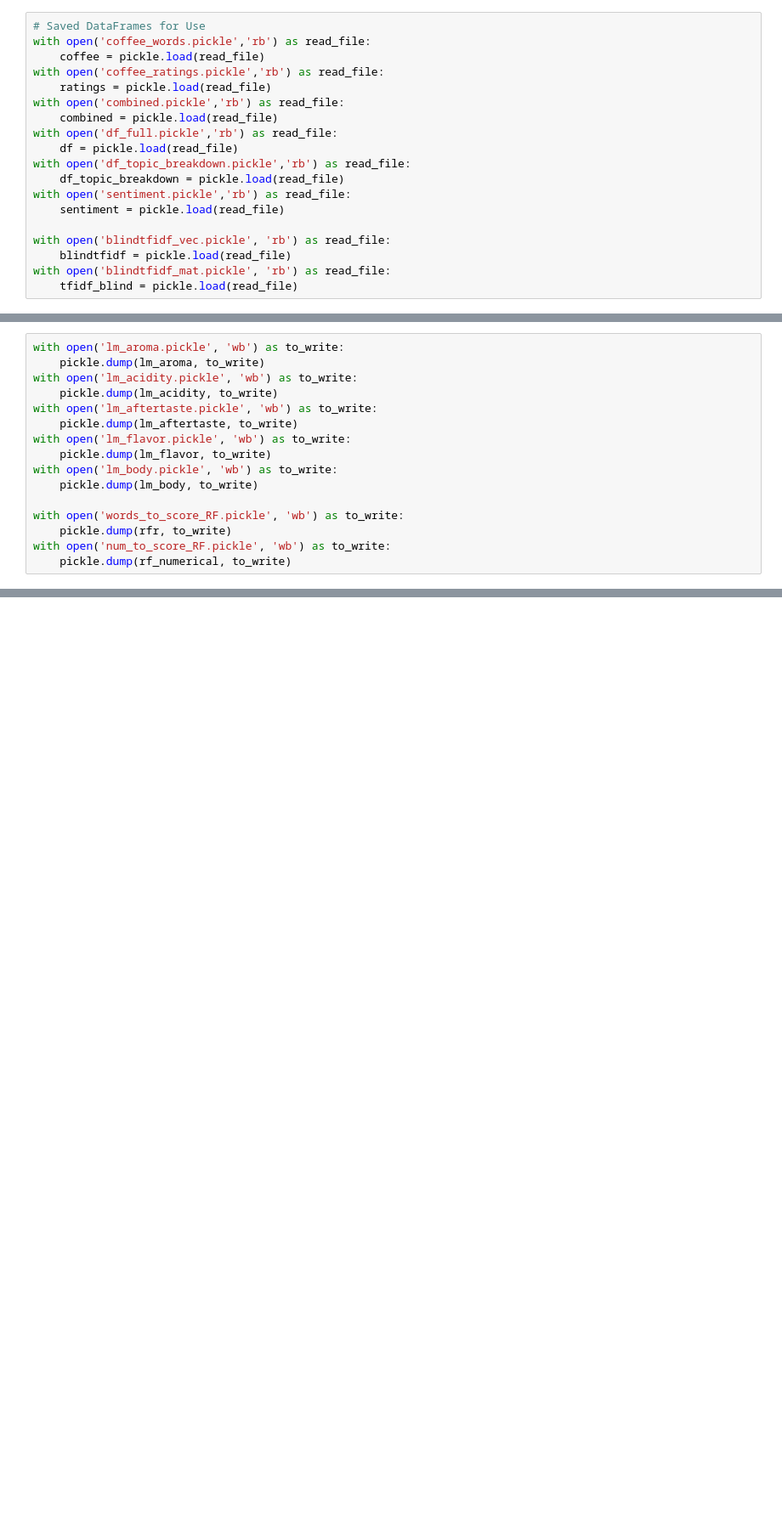
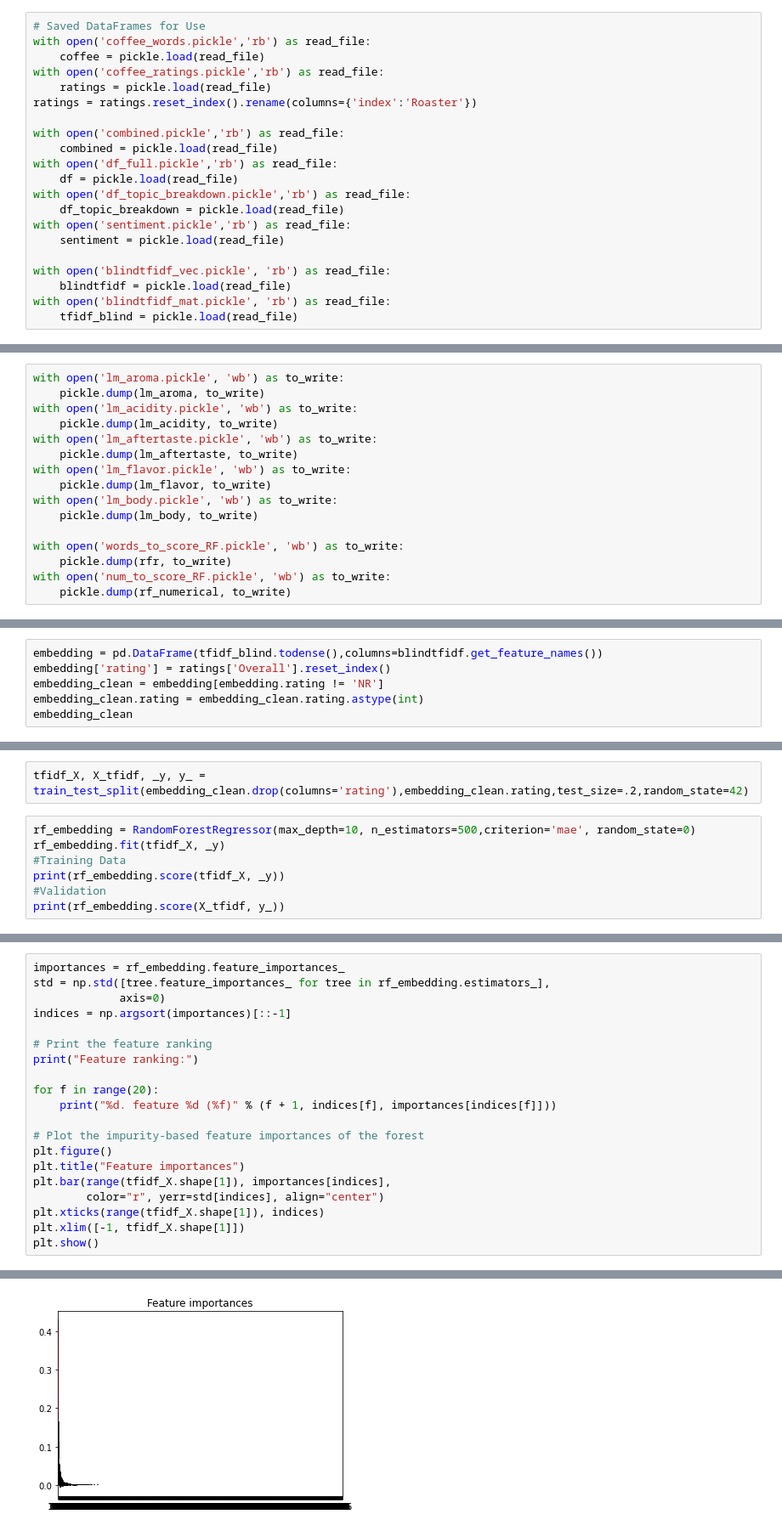
Before and after one commit to ejfeldman7/coffee-reviews-nlp, a Jupyter notebook: Notebooks/coffee_ratings_models.ipynb, the cells around one changed output, grey strips where cells are left out. Shown at 85% size. Drawn from its saved outputs; the diff is of its cells as text; blank space fills up the shorter version.

```diff
--- a/Notebooks/coffee_ratings_models.ipynb
+++ b/Notebooks/coffee_ratings_models.ipynb
@@ -25,6 +25,8 @@ with open('coffee_words.pickle','rb') as read_file:
     coffee = pickle.load(read_file)
 with open('coffee_ratings.pickle','rb') as read_file:
     ratings = pickle.load(read_file)
+ratings = ratings.reset_index().rename(columns={'index':'Roaster'})
+
 with open('combined.pickle','rb') as read_file:
     combined = pickle.load(read_file)
 with open('df_full.pickle','rb') as read_file:
@@ -1117,0 +1124,6 @@ with open('num_to_score_RF.pickle', 'wb') as to_write:
+# %%
+embedding = pd.DataFrame(tfidf_blind.todense(),columns=blindtfidf.get_feature_names())
+embedding['rating'] = ratings['Overall'].reset_index()
+embedding_clean = embedding[embedding.rating != 'NR']
+embedding_clean.rating = embedding_clean.rating.astype(int)
+embedding_clean
@@ -1117,0 +1144,9 @@ with open('num_to_score_RF.pickle', 'wb') as to_write:
+# %%
+tfidf_X, X_tfidf, _y, y_ = train_test_split(embedding_clean.drop(columns='rating'),embedding_clean.rating,test_size=.2,random_state=42)
+# %%
+rf_embedding = RandomForestRegressor(max_depth=10, n_estimators=500,criterion='mae', random_state=0)
+rf_embedding.fit(tfidf_X, _y)
+#Training Data
+print(rf_embedding.score(tfidf_X, _y))
+#Validation
+print(rf_embedding.score(X_tfidf, y_))
@@ -1117,0 +1160,21 @@ with open('num_to_score_RF.pickle', 'wb') as to_write:
+# %%
+importances = rf_embedding.feature_importances_
+std = np.std([tree.feature_importances_ for tree in rf_embedding.estimators_],
+             axis=0)
+indices = np.argsort(importances)[::-1]
+
+# Print the feature ranking
+print("Feature ranking:")
+
+for f in range(20):
+    print("%d. feature %d (%f)" % (f + 1, indices[f], importances[indices[f]]))
+
+# Plot the impurity-based feature importances of the forest
+plt.figure()
+plt.title("Feature importances")
+plt.bar(range(tfidf_X.shape[1]), importances[indices],
+        color="r", yerr=std[indices], align="center")
+plt.xticks(range(tfidf_X.shape[1]), indices)
+plt.xlim([-1, tfidf_X.shape[1]])
+plt.show()
+# %% [output]
@@ -1117,0 +1198 @@ with open('num_to_score_RF.pickle', 'wb') as to_write:
+[figure, added]
```
Also changed, not shown: parts of 11 cells of this notebook, 5 other files.
